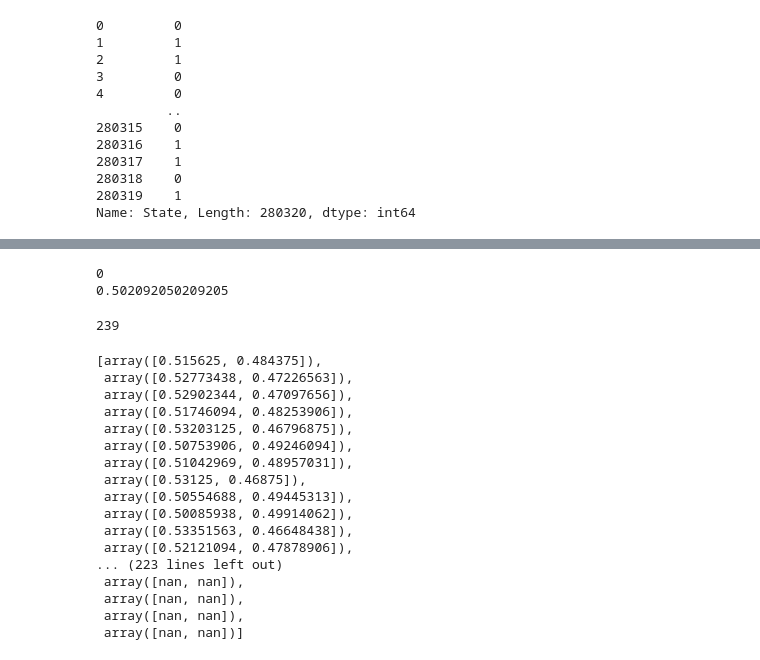
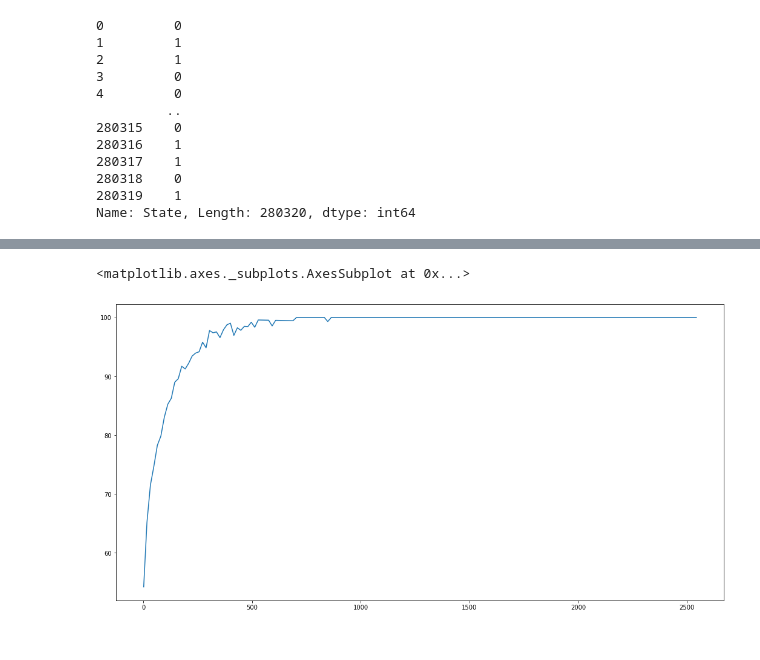
Before and after one commit to Vinschers/egg-wave, a Jupyter notebook: ML/Teste3 - Dados Recebidos/Analise.ipynb, the cells around one changed output, grey strips where cells are left out. Drawn from its saved outputs; the diff is of its cells as text; code cells hidden in the pictures.

```diff
--- a/ML/Teste3 - Dados Recebidos/Analise.ipynb
+++ b/ML/Teste3 - Dados Recebidos/Analise.ipynb
@@ -125,9 +121,10 @@ def geraModeloML(iniPessoas = 1, qtdPessoas = 1, n = 50, vRange = None, cols = [
 
     return modelo
 # %%
-def testePorTrecho(modelo, iniPessoas = 1, qtdPessoas = 1, freq = 10, vRange = None, cols = []):
+def testePorTrecho(modelo, df = None, iniPessoas = 1, qtdPessoas = 1, freq = 10, vRange = None, cols = []):
     #Gera df para teste
-    df = geraDf(geraDatas(iniPessoas, qtdPessoas), vRange, cols)
+    if df is None:
+        df = geraDf(geraDatas(iniPessoas, qtdPessoas), vRange, cols)
 
     #Predict
     predict = modelo.predict_proba(df.drop('State',axis=1))
@@ -136,11 +133,10 @@ def testePorTrecho(modelo, iniPessoas = 1, qtdPessoas = 1, freq = 10, vRange = N
     resposta = []
 
     for ini in range(0, len(df.index), freq):
-        confiancaPorTrecho = np.mean(predict[ini : min(ini + freq, len(df.index) - ini)],
-                                     axis = 0)
+        confiancaPorTrecho = predict[ini : min(ini + freq, len(df.index)), ].mean(axis=0)
 
         if math.isnan(confiancaPorTrecho[0]) or math.isnan(confiancaPorTrecho[1]):
-            print(ini)
+            print(min(ini + freq, len(df.index) - freq))
 
         resposta.append(confiancaPorTrecho)
 
@@ -311,6 +261,6 @@ df['State']
 Name: State, Length: 280320, dtype: int64
 # %%
 #Teste Especificidade
-resul = testePorTrecho(modelo, 10, 3, freq = 512, vRange = 1000, cols=["C5", "C6", "C3", "C4", "C1", "C2", "Cz"])
+dados = geraDf(geraDatas(10, 3), cols = ["C5", "C6", "C3", "C4", "C1", "C2", "Cz"])
 # %% [output]
 Arquivo 11 não existe
@@ -338,39 +268,27 @@ Arquivo 11 não existe
 # %%
-nice = 0
-qtd = 0
+def get_nice(resul):
+    nice = 0
 
-for item in resul:
-    qtd += 1
+    for item in resul:
+        if item[0] >= 0.5:
+            nice += 1
 
-    if item[0] >= 0.5:
-        nice += 1
-
-print(len(resul) - qtd)
-print(nice / qtd)
+    return((nice / len(resul)) * 100)
-# %% [output]
-0
-0.502092050209205
-# %%
-len(resul)
-# %% [output]
-239
-# %%
-resul
-# %% [output]
-[array([0.515625, 0.484375]),
- array([0.52773438, 0.47226563]),
- array([0.52902344, 0.47097656]),
- array([0.51746094, 0.48253906]),
- array([0.53203125, 0.46796875]),
- array([0.50753906, 0.49246094]),
- array([0.51042969, 0.48957031]),
- array([0.53125, 0.46875]),
- array([0.50554688, 0.49445313]),
- array([0.50085938, 0.49914062]),
- array([0.53351563, 0.46648438]),
- array([0.52121094, 0.47878906]),
-... (223 lines left out)
- array([nan, nan]),
- array([nan, nan]),
- array([nan, nan]),
- array([nan, nan])]
+# %%
+dict_resul = {"Frequencia": [], "Precisao": []}
+
+for i in range(0, 2560, 16):
+    freq = i
+    if freq == 0:
+        freq = 1
+
+    nice = get_nice(testePorTrecho(modelo, df = dados, freq = freq))
+
+    dict_resul["Frequencia"].append(freq)
+    dict_resul["Precisao"].append(nice)
+# %%
+fig, ax = plt.subplots(figsize = (18, 9))
+sns.lineplot(dict_resul['Frequencia'], dict_resul['Precisao'], ax = ax)
+# %% [output]
+<matplotlib.axes._subplots.AxesSubplot at 0x...>
+[figure, added]
```
Also changed, not shown: parts of 4 cells of this notebook, 2 other files.
